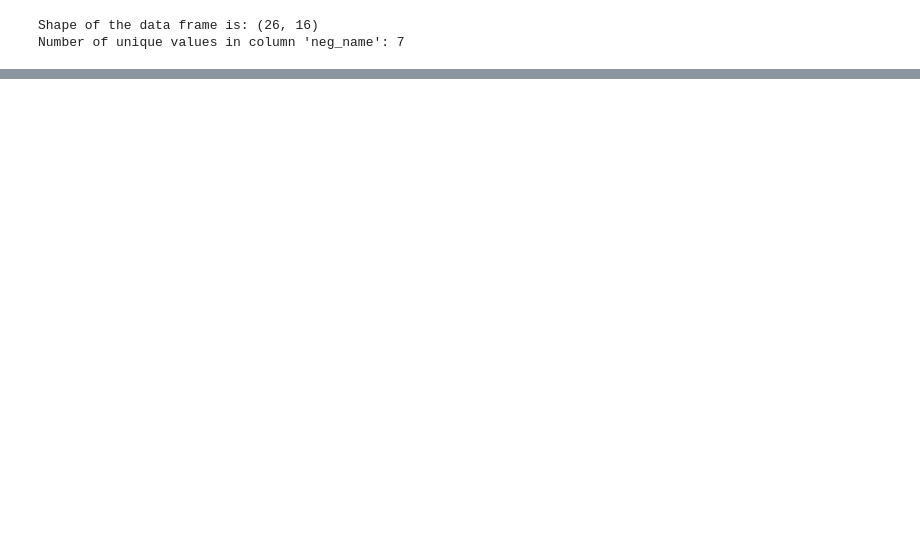
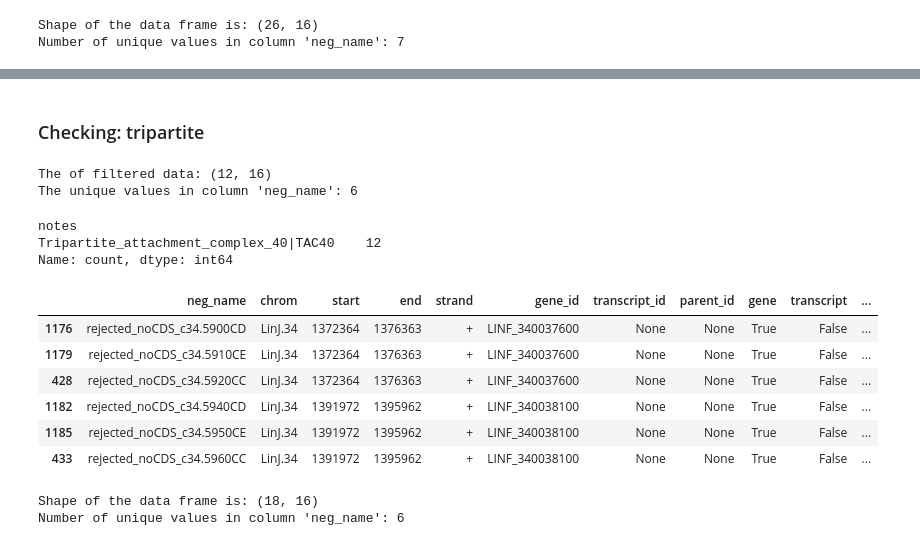
Before and after one commit to Viskuit/Test_BEDOPS, a Jupyter notebook: 25.Negative_analysis/1.NEGATIVE_location_Analysis.ipynb, the cells around one changed output, grey strips where cells are left out. Drawn from its saved outputs; the diff is of its cells as text; code cells hidden in the pictures; blank space fills up the shorter version.

Commit message:
Done till Tripartite

```diff
--- a/25.Negative_analysis/1.NEGATIVE_location_Analysis.ipynb
+++ b/25.Negative_analysis/1.NEGATIVE_location_Analysis.ipynb
@@ -1333,0 +1362,5 @@ Number of unique values in column 'neg_name': 7
+# %%
+# And let's remove them from `neg_filtered`
+neg_filtered = neg_filtered[~neg_filtered['neg_name'].isin(filter_data['neg_name'])]
+checking_data(neg_filtered)
+group_and_count(neg_filtered, "neg_name")
@@ -1333,0 +1384,28 @@ Number of unique values in column 'neg_name': 7
+# %% [markdown]
+### Checking: tripartite
+# %%
+filter_data = search_string(neg_filtered, "tripartite")
+filter_data['notes'].value_counts()
+# %% [output]
+The of filtered data: (12, 16)
+The unique values in column 'neg_name': 6
+notes
+Tripartite_attachment_complex_40|TAC40    12
+Name: count, dtype: int64
+# %%
+filter_data[filter_data["gene"] == True]
+# %% [output]
+|  | neg_name | chrom | start | end | strand | gene_id | transcript_id | parent_id | gene | transcript | ... |
+| 1176 | rejected_noCDS_c34.5900CD | LinJ.34 | 1372364 | 1376363 | + | LINF_340037600 | None | None | True | False | ... |
+| 1179 | rejected_noCDS_c34.5910CE | LinJ.34 | 1372364 | 1376363 | + | LINF_340037600 | None | None | True | False | ... |
+| 428 | rejected_noCDS_c34.5920CC | LinJ.34 | 1372364 | 1376363 | + | LINF_340037600 | None | None | True | False | ... |
+| 1182 | rejected_noCDS_c34.5940CD | LinJ.34 | 1391972 | 1395962 | + | LINF_340038100 | None | None | True | False | ... |
+| 1185 | rejected_noCDS_c34.5950CE | LinJ.34 | 1391972 | 1395962 | + | LINF_340038100 | None | None | True | False | ... |
+| 433 | rejected_noCDS_c34.5960CC | LinJ.34 | 1391972 | 1395962 | + | LINF_340038100 | None | None | True | False | ... |
+# %%
+# Take all rows with that name
+filter_data = neg_filtered[neg_filtered['neg_name'].isin(filter_data['neg_name'])]
+checking_data(filter_data)
+# %% [output]
+Shape of the data frame is: (18, 16)
+Number of unique values in column 'neg_name': 6
```
Also changed, not shown: parts of 7 cells of this notebook.
